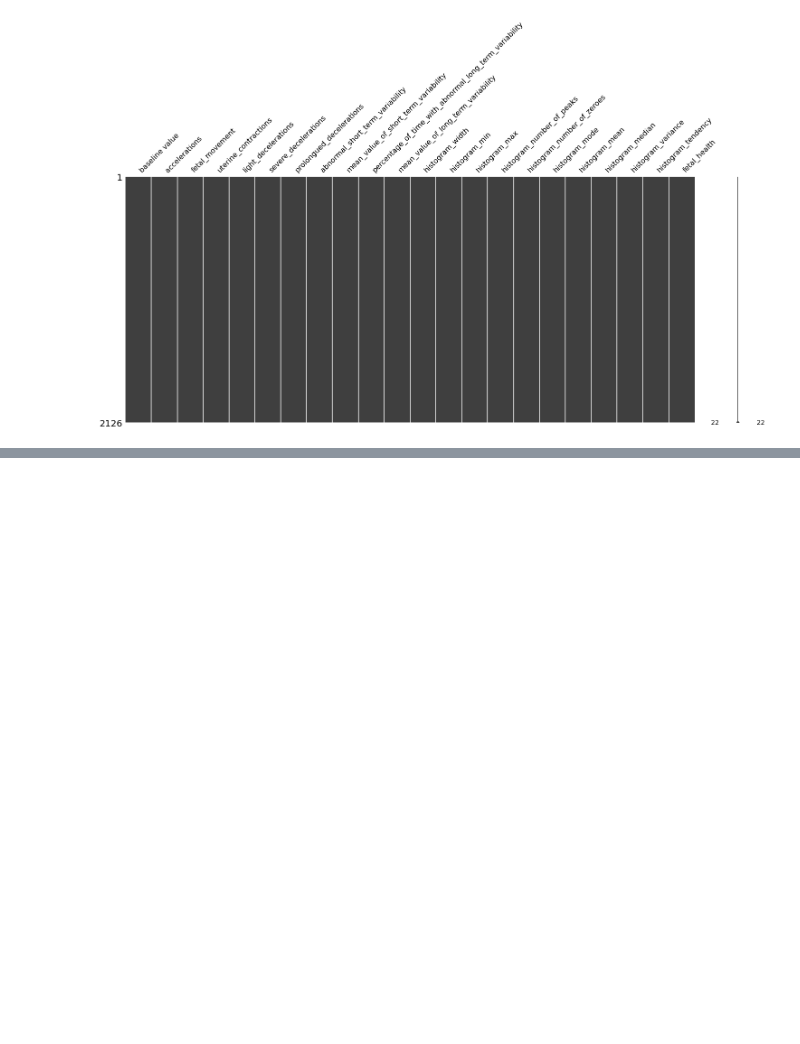
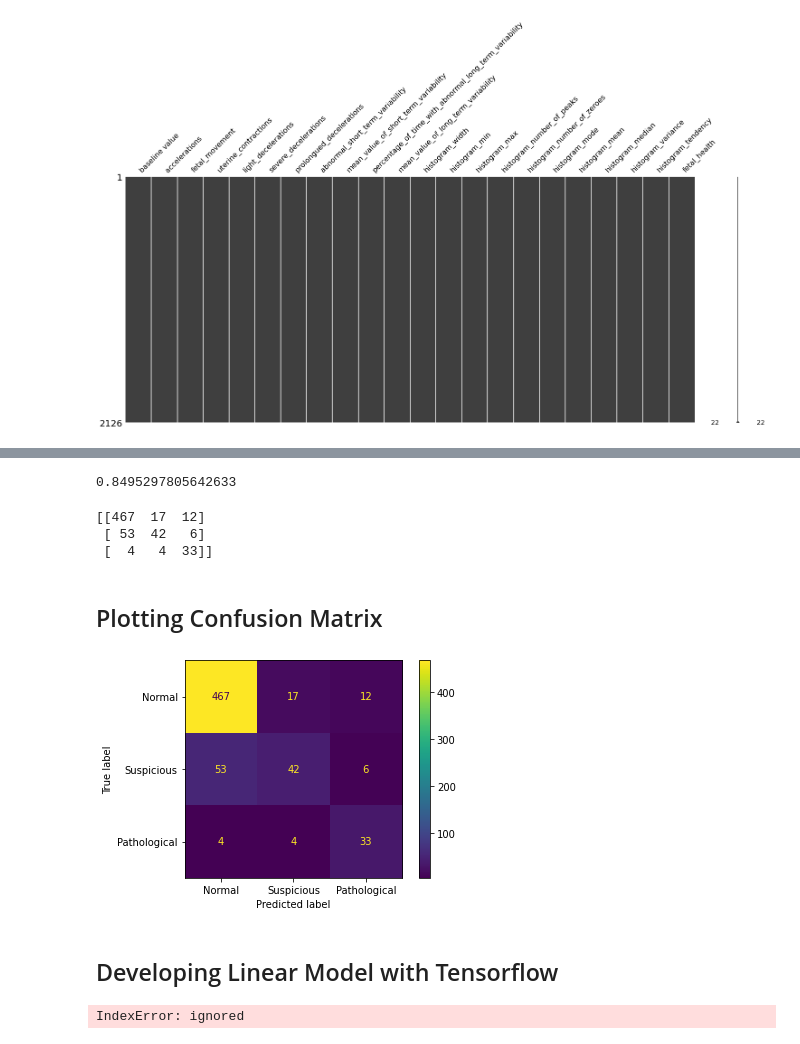
Before and after one commit to Niroth36/fetal_health_Classification, a Jupyter notebook: it21395first.ipynb, the cells around one changed output, grey strips where cells are left out. Saved outputs shown, nothing was run; the diff lists cells and outputs as text; code cells hidden in the pictures; blank space fills up the shorter version.

Commit message:
Logistic Regression with sklearn, accuracy and conf_matrix

```diff
--- a/it21395first.ipynb
+++ b/it21395first.ipynb
@@ -270,0 +290,42 @@ X_df.describe().T
+# %%
+def run_linear_sklearn(X_train, X_test, y_train, y_test):
+    # Create a linear model
+    model = LogisticRegression()
+
+    # Fit the model to the training data
+    model.fit(X_train, y_train)
+
+    # Make predictions on the test data
+    y_pred = model.predict(X_test)
+
+    # Calculate the accuracy
+    accuracy = accuracy_score(y_test, y_pred)
+
+    # Calculate the confusion matrix
+    cm = confusion_matrix(y_test, y_pred)
+
+    return accuracy, cm
+# %%
+accuracy, cm = run_linear_sklearn(X_train, X_test, y_train, y_test)
+# %%
+print(accuracy)
+# %% [output]
+0.8495297805642633
+# %%
+print(cm)
+# %% [output]
+[[467  17  12]
+ [ 53  42   6]
+ [  4   4  33]]
+# %% [markdown]
+## Plotting Confusion Matrix
+# %%
+labels = ['Normal', 'Suspicious', 'Pathological']
+
+disp = ConfusionMatrixDisplay(confusion_matrix=cm, display_labels=labels)
+disp.plot()
+plt.show()
+# %% [output]
+[figure, added]
+# %% [markdown]
+## Developing Linear Model with Tensorflow
@@ -270,0 +369,5 @@ X_df.describe().T
+# %%
+print("Test loss:", accuracy[0])
+print("Test accuracy:", accuracy[1])
+# %% [output]
+IndexError: ignored
```
Also changed, not shown: parts of 30 cells of this notebook.
